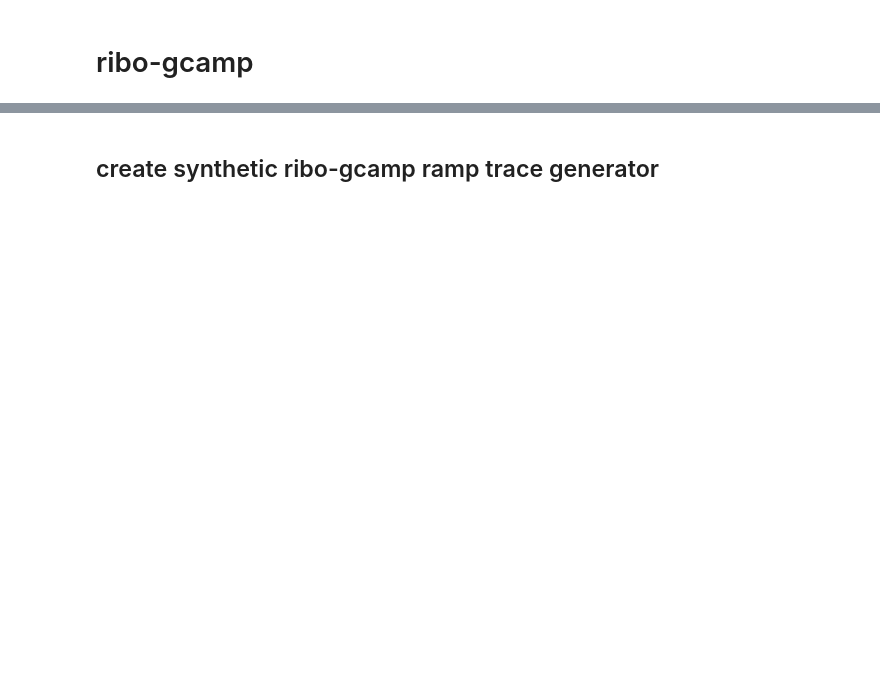
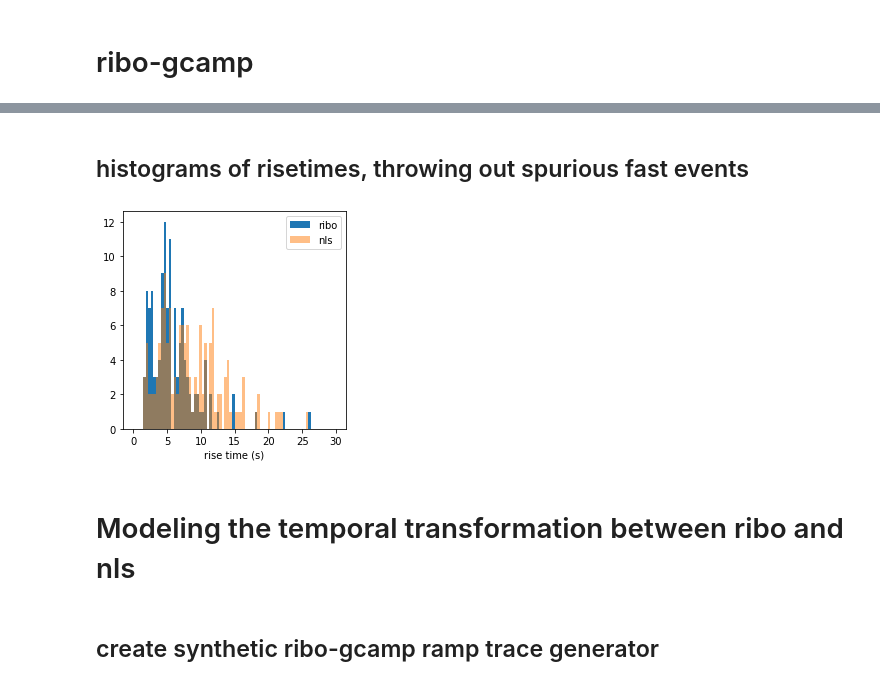
Before and after one commit to focolab/ribo-gcamp, a Jupyter notebook: ribo-gcamp.ipynb, the cells around one changed output, grey strips where cells are left out. Drawn from its saved outputs; the diff is of its cells as text; code cells hidden in the pictures; blank space fills up the shorter version.

```diff
--- a/ribo-gcamp.ipynb
+++ b/ribo-gcamp.ipynb
@@ -9,3 +96,30 @@ from scipy import optimize
+# %% [markdown]
+## histograms of risetimes, throwing out spurious fast events
+# %%
+rib_risetimes=[]
+nls_risetimes=[]
+
+min_thresh=1.5
+
+for d in data:
+    if data[d]['GCaMPtype']=='rib':
+        rib_risetimes.extend(list(filter(lambda x: (x > min_thresh),list(data[d]['risetimes']))))
+    else:
+        nls_risetimes.extend(list(filter(lambda x: (x > min_thresh),list(data[d]['risetimes']))))
+# %%
+figsize = (4, 4)
+fig = plt.figure(figsize=figsize)
+
+_, bins, _ = plt.hist(rib_risetimes,range=[0, 30],bins=80,label='ribo')
+_ = plt.hist(nls_risetimes,range=[0, 30],bins=bins,label='nls',alpha=0.5)
+plt.legend(loc='upper right')
+plt.xlabel("rise time (s)")
+plt.show()
+fig.savefig('histogram_all_ribo_vs_nls' + str(smoothing)+ "-tr"+ str(threshold) + '.pdf', bbox_inches='tight')
+# %% [output]
+[figure, added]
+# %% [markdown]
+# Modeling the temporal transformation between ribo and nls
 # %% [markdown]
 ## create synthetic ribo-gcamp ramp trace generator
 # %%
```
Also changed, not shown: parts of 31 cells of this notebook, 1 other file.
